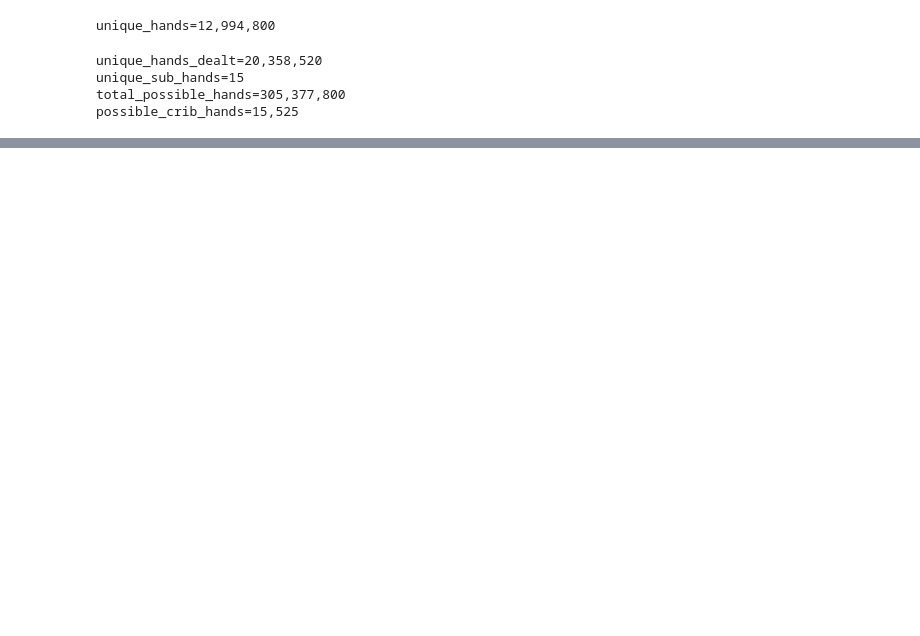
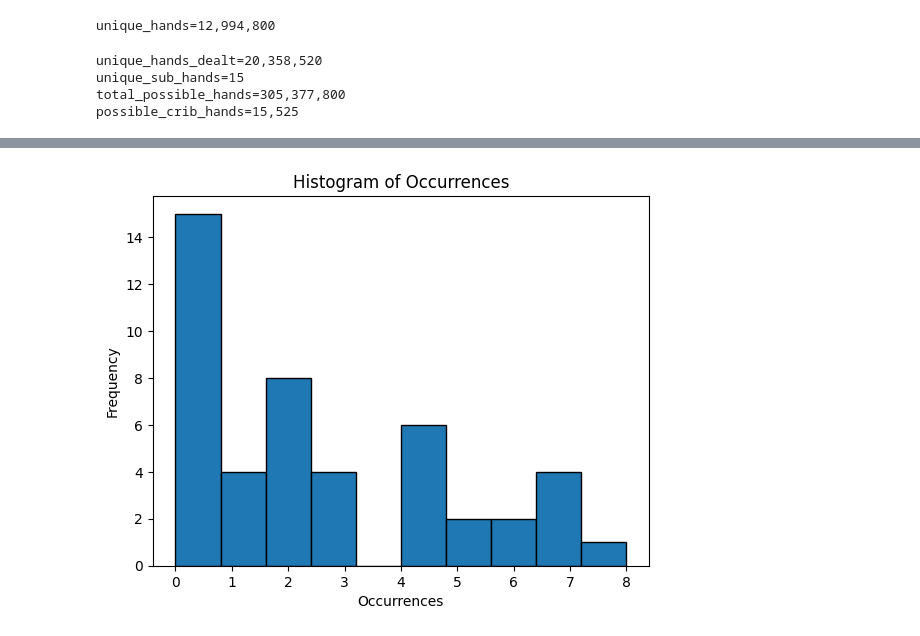
Before and after one commit to ianpaul10/cribbage-hand-statistics, a Jupyter notebook: crib.ipynb, the cells around one changed output, grey strips where cells are left out. Cells and saved outputs as stored; diff of their text form; code cells hidden in the pictures; blank space fills up the shorter version.

Commit message:
Notebook update. Finally got it in a nice place while all the points combos get working

```diff
--- a/crib.ipynb
+++ b/crib.ipynb
@@ -69,3 +7,6 @@ path_param='2H,3H,4H,5H,AC'
+# %%
+deck = utils.deck
+boring_deck = utils.boring_deck
 # %%
 print(len(deck))
 print(deck[0:14])
@@ -105,10 +46,13 @@ total_possible_hands=305,377,800
 possible_crib_hands=15,525
 # %%
 # example_starting_hand = random.choices(deck, k=starting_hand_size)
-example_starting_hand = ["10♠", "Q♠", "K♥", "1♦", "J♠", "3♥"]
+# We'll use a set "random" starting hand for now
+# example_starting_hand = ["T♠", "Q♠", "K♥", "A♦", "J♠", "3♥"]
+example_starting_hand = ["TS", "QS", "KS", "AD", "JS", "3D"]
 print(f"{example_starting_hand=}")
 
-remaining_deck = deck.copy()
+# remaining_deck = deck.copy()
+remaining_deck = boring_deck.copy()
 for cut_card in example_starting_hand:
     remaining_deck.remove(cut_card)
 print(f"{len(remaining_deck)=}")
@@ -121,12 +65,13 @@ print(f"{possible_hands=}")
 possible_complete_hands = []
 for possible_hand in possible_hands:
     for cut_card in remaining_deck:
-        possible_hand += (cut_card,)
-        possible_complete_hands.append(possible_hand)
+        complete_hand = possible_hand + (cut_card,)
+        possible_complete_hands.append(complete_hand)
 
 set_possible_complete_hands = set(
     possible_complete_hands
 )  # proof of no duplicates for peace of mind
 
 print(f"{len(possible_complete_hands)=}")
+print(f"{possible_complete_hands[:5]=}")
 # %% [output]
@@ -137,0 +181,21 @@ len(possible_complete_hands)=690
+# %%
+import matplotlib.pyplot as plt
+
+# Sample dictionary (replace with your actual data)
+data = df["points_by_cut"][0]
+
+# Extract values (occurrences) from the dictionary
+scores = list(data.values())
+
+# Plot histogram
+plt.hist(scores, bins=10, edgecolor="black")
+
+# Add labels and title
+plt.xlabel("Occurrences")
+plt.ylabel("Frequency")
+plt.title("Histogram of Occurrences")
+
+# Display the plot
+plt.show()
+# %% [output]
+[figure, added]
```
Also changed, not shown: parts of 8 cells of this notebook.
